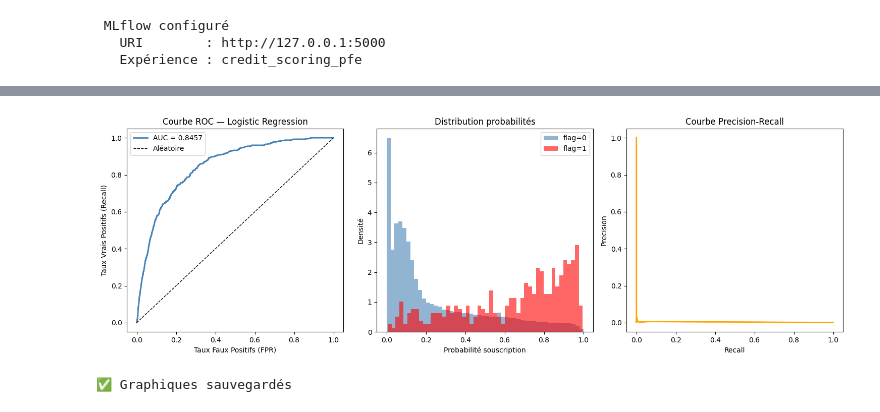
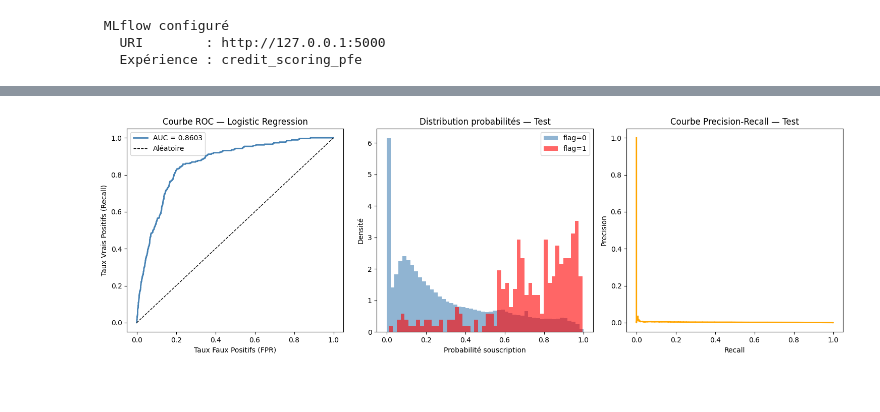
Before and after one commit to Bouali-Saad/banking-credit-scoring-pipeline, a Jupyter notebook: notebooks/05_modeling.ipynb, the cells around one changed output, grey strips where cells are left out. Cells and saved outputs as stored; diff of their text form; code cells hidden in the pictures.

```diff
--- a/notebooks/05_modeling.ipynb
+++ b/notebooks/05_modeling.ipynb
@@ -495,11 +549,13 @@ results = {}
 # %%
+from sklearn.preprocessing import StandardScaler
+from sklearn.linear_model import LogisticRegression
 
-print("⏳ Entraînement Logistic Regression...")
+print(" Entraînement Logistic Regression...")
 
 
 scaler = StandardScaler()
 X_train_scaled = scaler.fit_transform(X_train)
-X_val_scaled   = scaler.transform(X_val)
+X_test_scaled  = scaler.transform(X_test)
 
 with mlflow.start_run(run_name='logistic_regression'):
     lr = LogisticRegression(
@@ -510,9 +566,9 @@ with mlflow.start_run(run_name='logistic_regression'):
     )
     lr.fit(X_train_scaled, y_train)
 
-    metrics = evaluate_model(lr, X_val_scaled, y_val, 'Logistic Regression')
+    # Evaluer sur TEST directement
+    metrics = evaluate_model(lr, X_test_scaled, y_test, 'Logistic Regression')
     results['Logistic Regression'] = metrics
-
 
     mlflow.log_params({'C': 0.1, 'max_iter': 1000, 'class_weight': 'balanced'})
     mlflow.log_metrics(metrics)
@@ -535,43 +690,41 @@ print(" Logistic Regression terminé")
 # %%
 import matplotlib.pyplot as plt
-from sklearn.metrics import roc_curve, precision_recall_curve
+from sklearn.metrics import roc_curve, precision_recall_curve, roc_auc_score
 
-# Probabilités sur validation
-y_pred_proba_lr = lr.predict_proba(X_val_scaled)[:, 1]
+
+y_pred_proba_lr = lr.predict_proba(X_test_scaled)[:, 1]
 
 fig, axes = plt.subplots(1, 3, figsize=(15, 5))
 
-# 1. Courbe ROC
-fpr, tpr, _ = roc_curve(y_val, y_pred_proba_lr)
+
+fpr, tpr, _ = roc_curve(y_test, y_pred_proba_lr)
 axes[0].plot(fpr, tpr, color='steelblue', lw=2,
              label=f'AUC = {results["Logistic Regression"]["auc"]:.4f}')
 axes[0].plot([0,1], [0,1], 'k--', lw=1, label='Aléatoire')
 axes[0].set_xlabel('Taux Faux Positifs (FPR)')
 axes[0].set_ylabel('Taux Vrais Positifs (Recall)')
 axes[0].set_title('Courbe ROC — Logistic Regression')
 axes[0].legend()
 
-# 2. Distribution probabilités
-axes[1].hist(y_pred_proba_lr[y_val==0], bins=50,
+
+axes[1].hist(y_pred_proba_lr[y_test==0], bins=50,
              alpha=0.6, color='steelblue', label='flag=0', density=True)
-axes[1].hist(y_pred_proba_lr[y_val==1], bins=50,
+axes[1].hist(y_pred_proba_lr[y_test==1], bins=50,
              alpha=0.6, color='red', label='flag=1', density=True)
 axes[1].set_xlabel('Probabilité souscription')
 axes[1].set_ylabel('Densité')
-axes[1].set_title('Distribution probabilités')
+axes[1].set_title('Distribution probabilités — Test')
 axes[1].legend()
 
-# 3. Precision-Recall
-prec, rec, _ = precision_recall_curve(y_val, y_pred_proba_lr)
+
+prec, rec, _ = precision_recall_curve(y_test, y_pred_proba_lr)
 axes[2].plot(rec, prec, color='orange', lw=2)
 axes[2].set_xlabel('Recall')
 axes[2].set_ylabel('Precision')
-axes[2].set_title('Courbe Precision-Recall')
+axes[2].set_title('Courbe Precision-Recall — Test')
 
 plt.tight_layout()
 plt.savefig('../sql/resultats/18_lr_curves.png', dpi=150)
 plt.show()
-print('✅ Graphiques sauvegardés')
 # %% [output]
-[figure, old version]
+[figure, new version]
-✅ Graphiques sauvegardés
```
Also changed, not shown: parts of 38 cells of this notebook.
